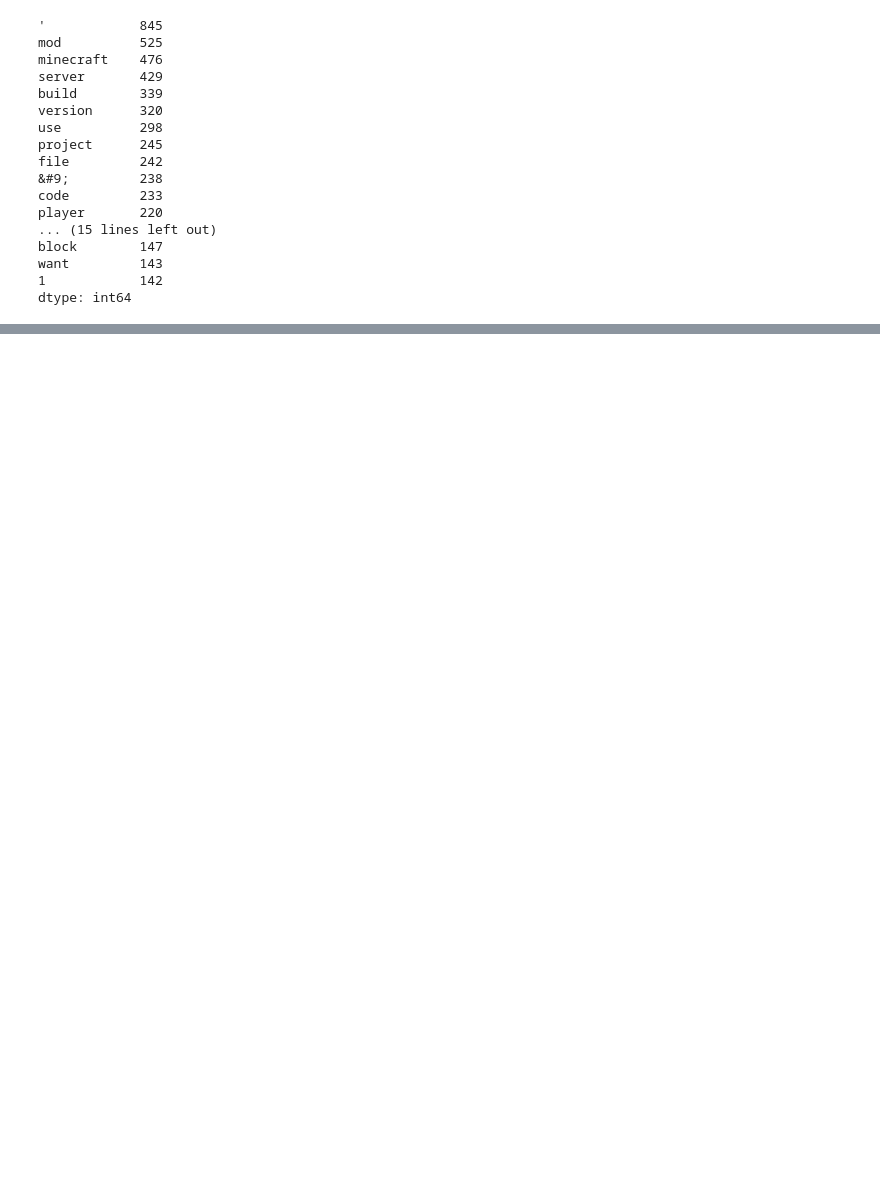
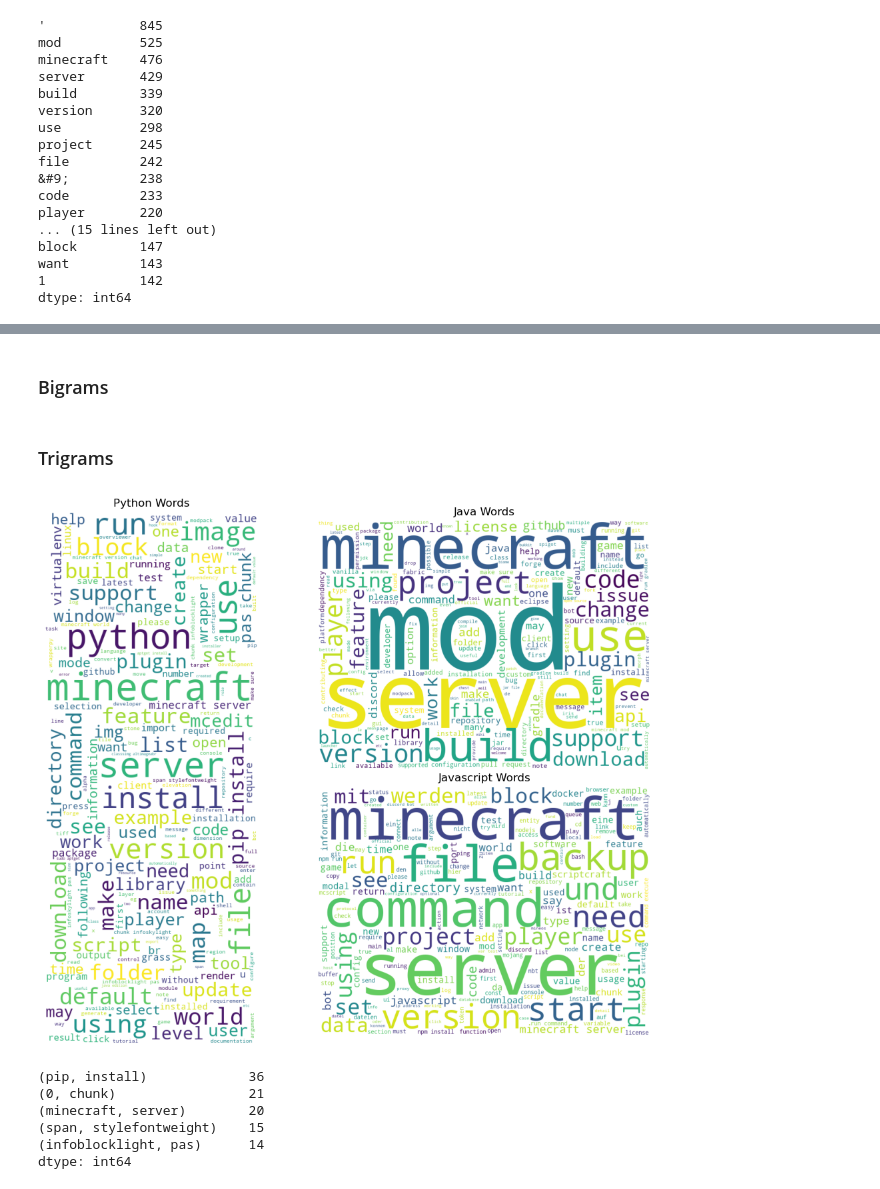
Before and after one commit to Doubtable-Steves-Linguistics/MinecraftNLP, a Jupyter notebook: cristina-project-notebook.ipynb, the cells around one changed output, grey strips where cells are left out. Drawn from its saved outputs; the diff is of its cells as text; code cells hidden in the pictures; blank space fills up the shorter version.

```diff
--- a/cristina-project-notebook.ipynb
+++ b/cristina-project-notebook.ipynb
@@ -938,0 +1007,2 @@ word_counts.head()
+# %% [markdown]
+### Bigrams
@@ -938,0 +1028,2 @@ word_counts.head()
+# %% [markdown]
+### Trigrams
@@ -938,0 +1049,32 @@ word_counts.head()
+# %%
+python_cloud = WordCloud(background_color='white', height=1000, width=400).generate(' '.join(python_words))
+java_cloud = WordCloud(background_color='white', height=600, width=800).generate(' '.join(java_words))
+javascript_cloud = WordCloud(background_color='white', height=600, width=800).generate(' '.join(javascript_words))
+
+plt.figure(figsize=(10, 8))
+axs = [plt.axes([0, 0, .5, 1]), plt.axes([.5, .5, .5, .5]), plt.axes([.5, 0, .5, .5])]
+
+axs[0].imshow(python_cloud)
+axs[1].imshow(java_cloud)
+axs[2].imshow(javascript_cloud)
+
+axs[0].set_title('Python Words')
+axs[1].set_title('Java Words')
+axs[2].set_title('Javascript Words')
+
+for ax in axs: ax.axis('off')
+# %% [output]
+[figure, added]
+# %%
+top_20_python_bigrams = (pd.Series(nltk.ngrams(python_words, 2))
+                      .value_counts()
+                      .head(20))
+
+top_20_python_bigrams.head()
+# %% [output]
+(pip, install)             36
+(0, chunk)                 21
+(minecraft, server)        20
+(span, stylefontweight)    15
+(infoblocklight, pas)      14
+dtype: int64
```
Also changed, not shown: parts of 29 cells of this notebook.
